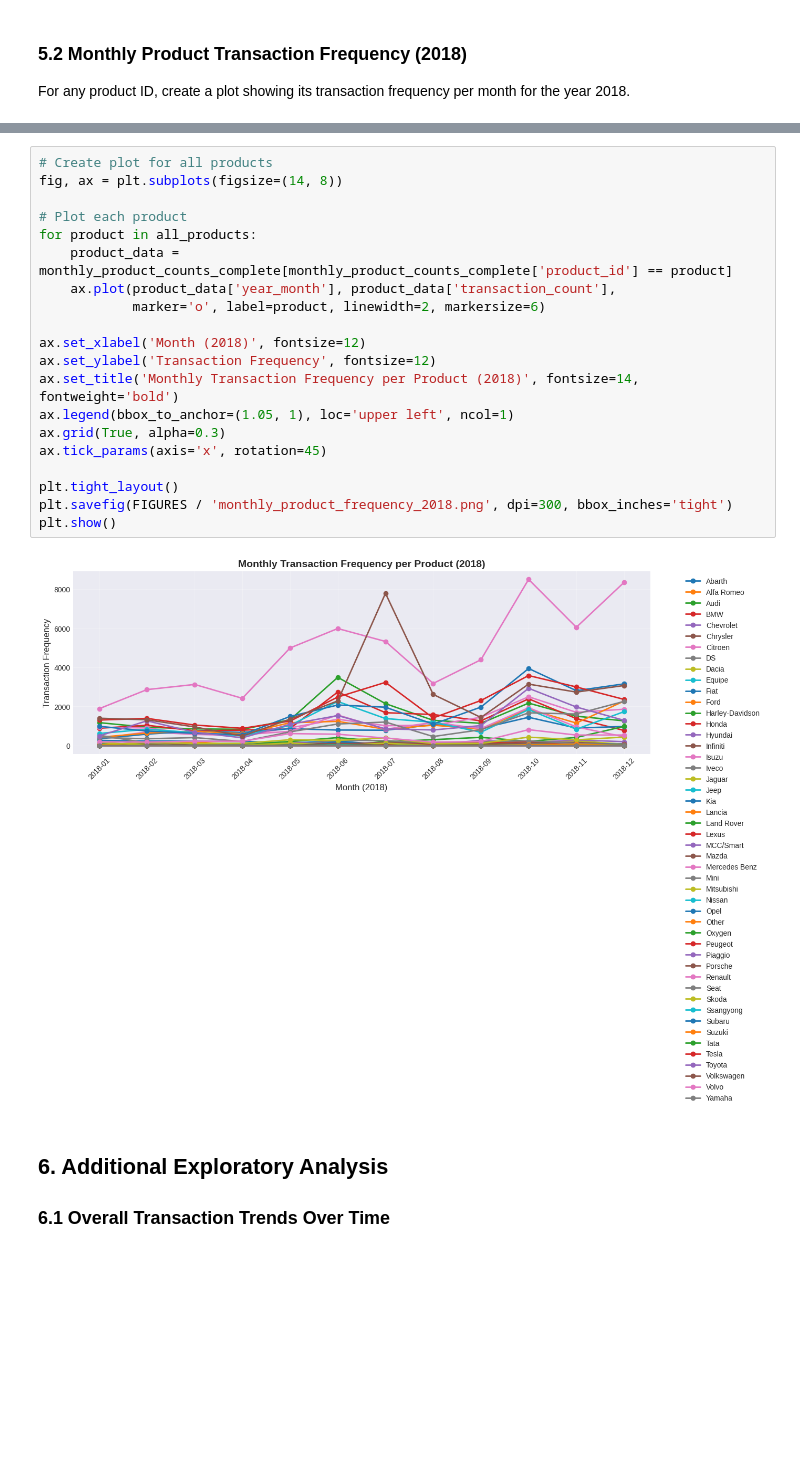
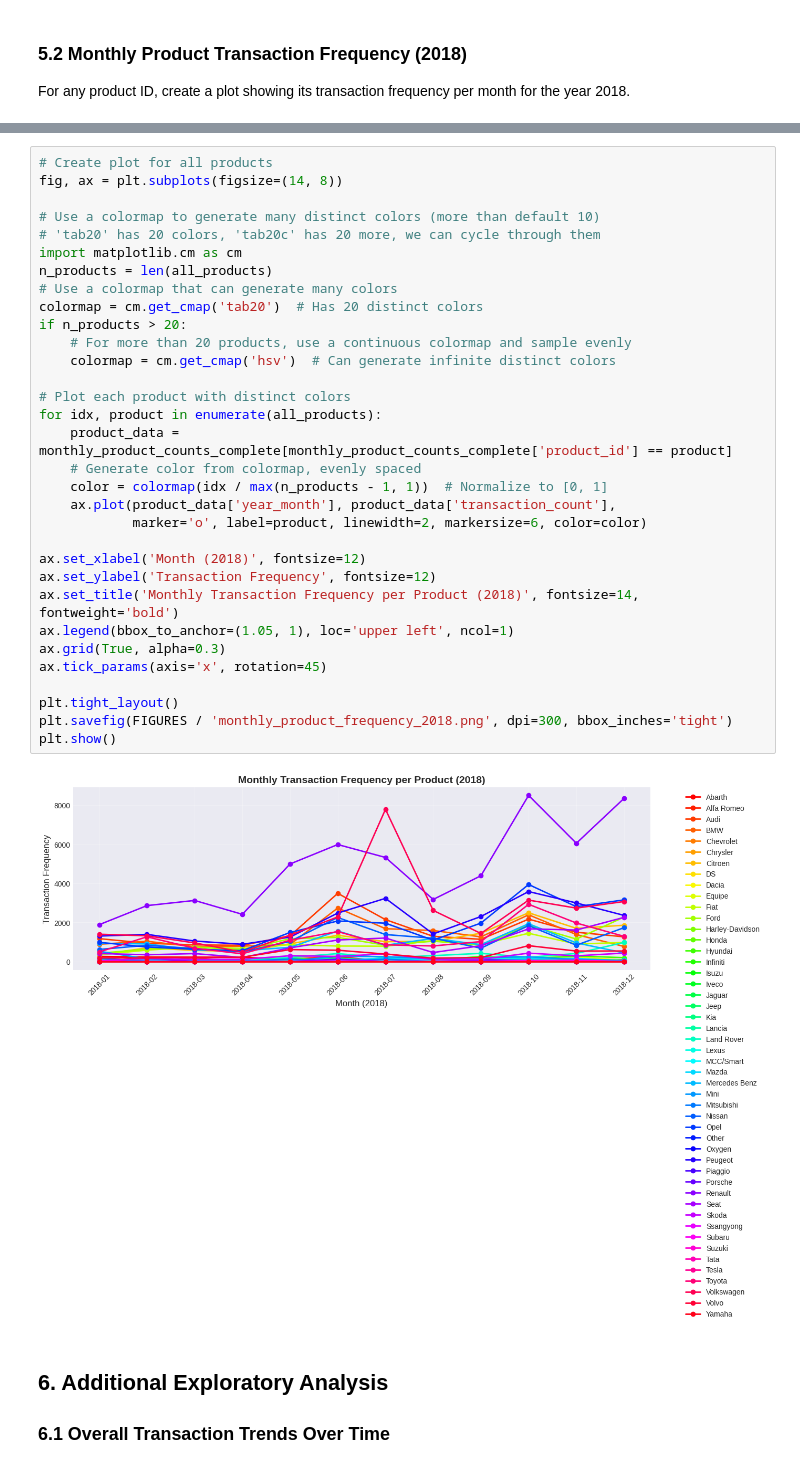
Before and after one commit to zaidelid/Quod_THA, a Jupyter notebook: notebooks/01_eda.ipynb, the cells around one changed output, grey strips where cells are left out. Drawn from its saved outputs; the diff is of its cells as text; blank space fills up the shorter version.

```diff
--- a/notebooks/01_eda.ipynb
+++ b/notebooks/01_eda.ipynb
@@ -413,25 +289,37 @@ Sample of monthly counts:
 # %%
 # Create plot for all products
 fig, ax = plt.subplots(figsize=(14, 8))
 
-# Plot each product
-for product in all_products:
+# Use a colormap to generate many distinct colors (more than default 10)
+# 'tab20' has 20 colors, 'tab20c' has 20 more, we can cycle through them
+import matplotlib.cm as cm
+n_products = len(all_products)
+# Use a colormap that can generate many colors
+colormap = cm.get_cmap('tab20')  # Has 20 distinct colors
+if n_products > 20:
+    # For more than 20 products, use a continuous colormap and sample evenly
+    colormap = cm.get_cmap('hsv')  # Can generate infinite distinct colors
+
+# Plot each product with distinct colors
+for idx, product in enumerate(all_products):
     product_data = monthly_product_counts_complete[monthly_product_counts_complete['product_id'] == product]
+    # Generate color from colormap, evenly spaced
+    color = colormap(idx / max(n_products - 1, 1))  # Normalize to [0, 1]
     ax.plot(product_data['year_month'], product_data['transaction_count'],
-            marker='o', label=product, linewidth=2, markersize=6)
+            marker='o', label=product, linewidth=2, markersize=6, color=color)
 
 ax.set_xlabel('Month (2018)', fontsize=12)
 ax.set_ylabel('Transaction Frequency', fontsize=12)
 ax.set_title('Monthly Transaction Frequency per Product (2018)', fontsize=14, fontweight='bold')
 ax.legend(bbox_to_anchor=(1.05, 1), loc='upper left', ncol=1)
 ax.grid(True, alpha=0.3)
 ax.tick_params(axis='x', rotation=45)
 
 plt.tight_layout()
 plt.savefig(FIGURES / 'monthly_product_frequency_2018.png', dpi=300, bbox_inches='tight')
 plt.show()
 # %% [output]
-[figure, old version]
+[figure, new version]
 # %% [markdown]
 ## 6. Additional Exploratory Analysis
 
```
Also changed, not shown: parts of 18 cells of this notebook, 5 other files.
